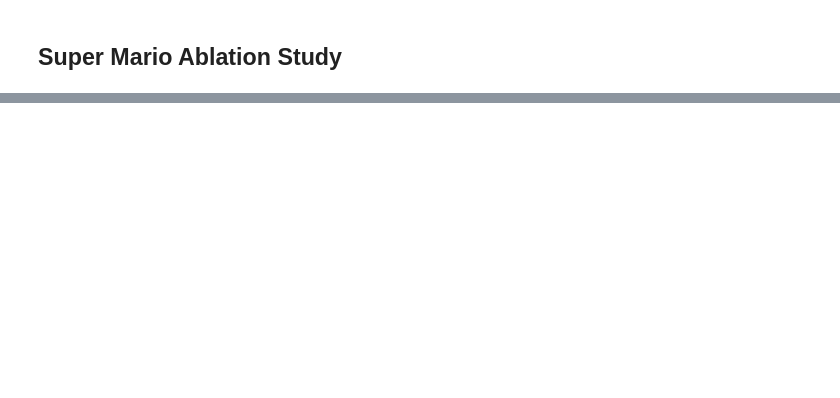
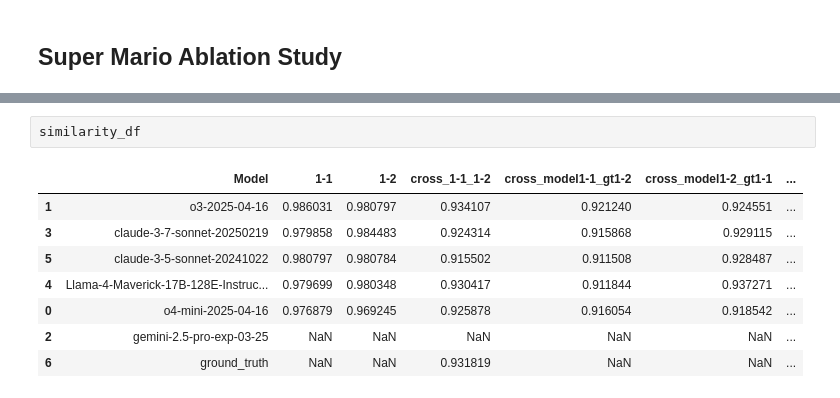
Before and after one commit to lmgame-org/GamingAgent, a Jupyter notebook: apps/ablation_study/ablation_study.ipynb, the cells around one changed output, grey strips where cells are left out. Drawn from its saved outputs; the diff is of its cells as text; blank space fills up the shorter version.

```diff
--- a/apps/ablation_study/ablation_study.ipynb
+++ b/apps/ablation_study/ablation_study.ipynb
@@ -813,0 +644,11 @@ if __name__ == "__main__":
+# %%
+similarity_df
+# %% [output]
+|  | Model | 1-1 | 1-2 | cross_1-1_1-2 | cross_model1-1_gt1-2 | cross_model1-2_gt1-1 | ... |
+| 1 | o3-2025-04-16 | 0.986031 | 0.980797 | 0.934107 | 0.921240 | 0.924551 | ... |
+| 3 | claude-3-7-sonnet-20250219 | 0.979858 | 0.984483 | 0.924314 | 0.915868 | 0.929115 | ... |
+| 5 | claude-3-5-sonnet-20241022 | 0.980797 | 0.980784 | 0.915502 | 0.911508 | 0.928487 | ... |
+| 4 | Llama-4-Maverick-17B-128E-Instruc... | 0.979699 | 0.980348 | 0.930417 | 0.911844 | 0.937271 | ... |
+| 0 | o4-mini-2025-04-16 | 0.976879 | 0.969245 | 0.925878 | 0.916054 | 0.918542 | ... |
+| 2 | gemini-2.5-pro-exp-03-25 | NaN | NaN | NaN | NaN | NaN | ... |
+| 6 | ground_truth | NaN | NaN | 0.931819 | NaN | NaN | ... |
```
Also changed, not shown: parts of 20 cells of this notebook, 7 other files.
